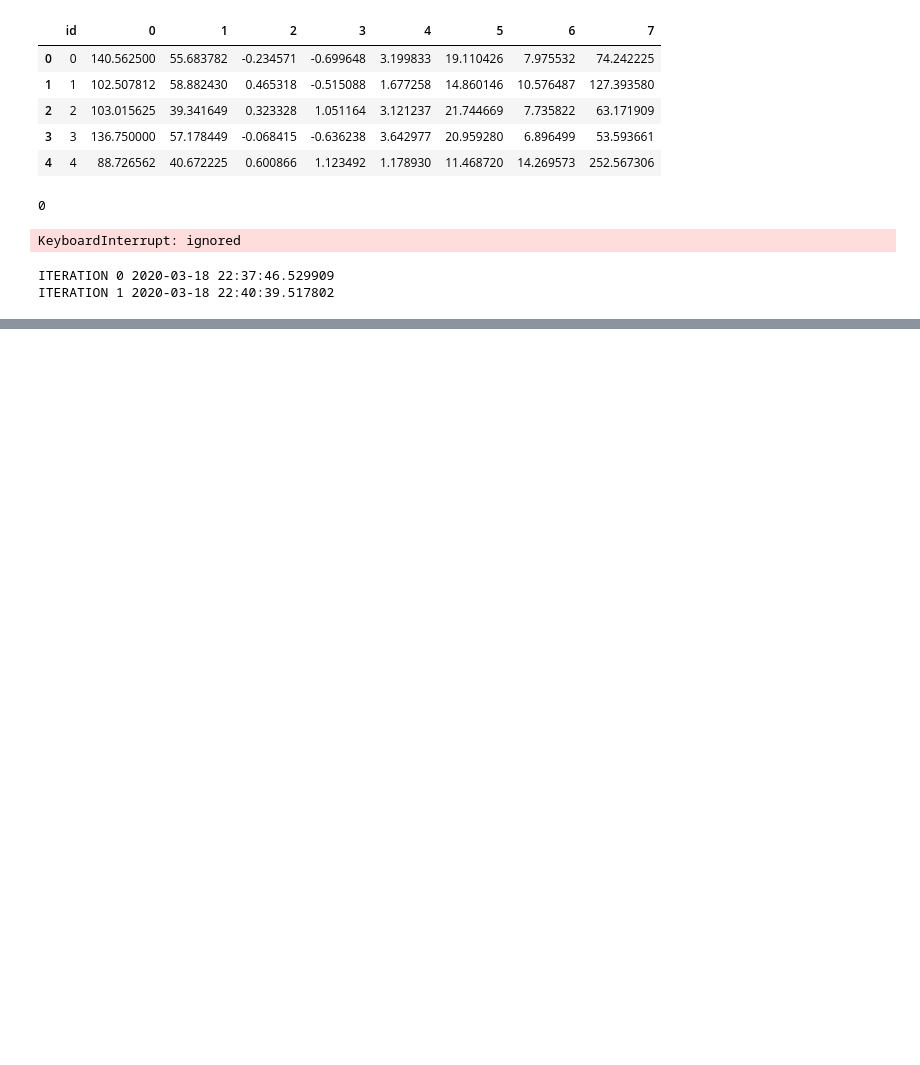
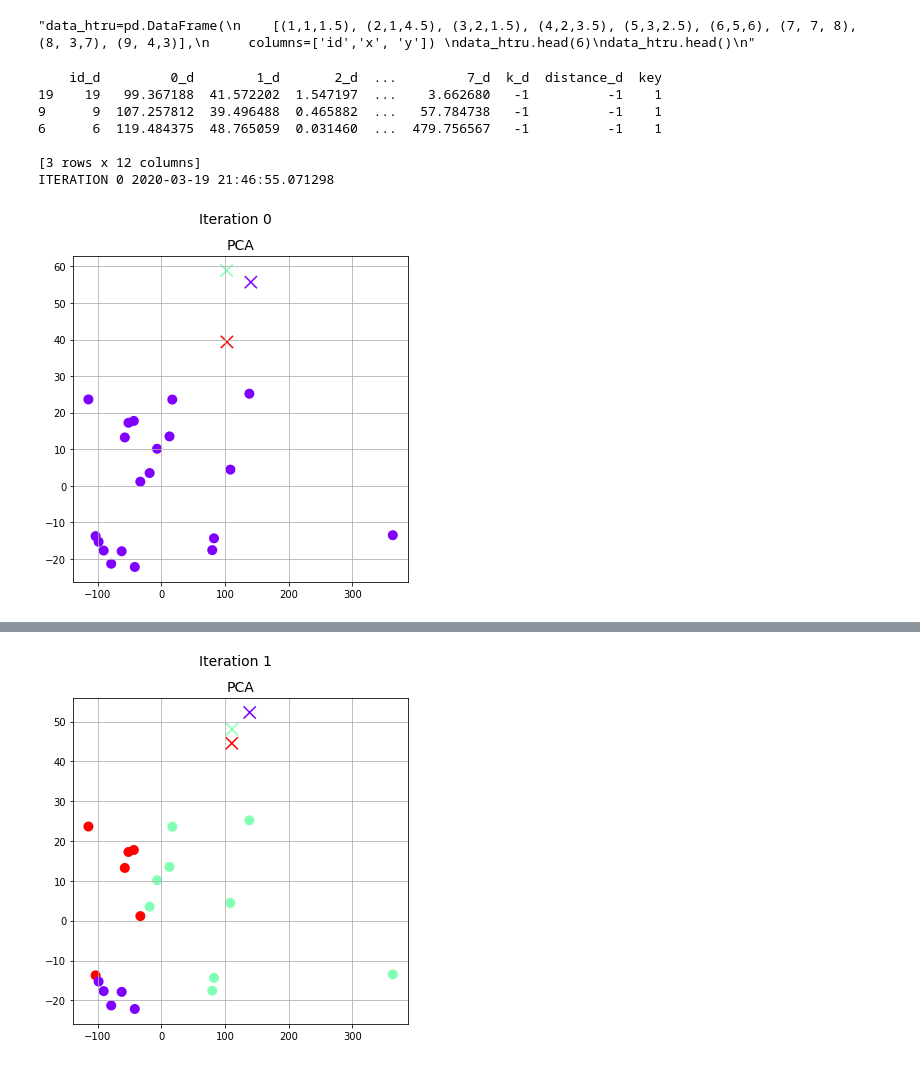
Before and after one commit to joaxkal/SDM, a Jupyter notebook: kmeans/KMeans.ipynb, the cells around one changed output, grey strips where cells are left out. Saved outputs shown, nothing was run; the diff lists cells and outputs as text; code cells hidden in the pictures; blank space fills up the shorter version.

```diff
--- a/kmeans/KMeans.ipynb
+++ b/kmeans/KMeans.ipynb
@@ -23,7 +23,7 @@ file_list = drive.ListFile(
     {'q': "'1y2Ypp16D8hE959IrKCADOvpSHz4Tu2Mz' in parents and trashed=false"}).GetList()
 downloaded = drive.CreateFile({'id':file_list[0]['id']})
 downloaded.GetContentFile(file_list[0]['originalFilename'])
-data_htru=pd.read_csv(file_list[0]['originalFilename'],header = None)
+data_htru=pd.read_csv(file_list[0]['originalFilename'],header = None)[0:20]
 data_htru.insert(0, 'id', data_htru.index)
 data_htru.columns=[str(column) for column in data_htru.columns.values]
 true_htru=data_htru.iloc[:,-1]
@@ -31,17 +31,13 @@ data_htru=data_htru.drop(columns='8')
 data_htru.head()
 
 '''data_htru=pd.DataFrame(
-    [(1,1,1.5), (2,1,4.5), (3,2,1.5), (4,2,3.5), (5,3,2.5), (6,5,6)],
+    [(1,1,1.5), (2,1,4.5), (3,2,1.5), (4,2,3.5), (5,3,2.5), (6,5,6), (7, 7, 8), (8, 3,7), (9, 4,3)],
      columns=['id','x', 'y'])
-data_htru.head(6)'''
+data_htru.head(6)
 data_htru.head()
+'''
 # %% [output]
-|  | id | 0 | 1 | 2 | 3 | 4 | 5 | 6 | 7 |
-| 0 | 0 | 140.562500 | 55.683782 | -0.234571 | -0.699648 | 3.199833 | 19.110426 | 7.975532 | 74.242225 |
-| 1 | 1 | 102.507812 | 58.882430 | 0.465318 | -0.515088 | 1.677258 | 14.860146 | 10.576487 | 127.393580 |
-| 2 | 2 | 103.015625 | 39.341649 | 0.323328 | 1.051164 | 3.121237 | 21.744669 | 7.735822 | 63.171909 |
-| 3 | 3 | 136.750000 | 57.178449 | -0.068415 | -0.636238 | 3.642977 | 20.959280 | 6.896499 | 53.593661 |
-| 4 | 4 | 88.726562 | 40.672225 | 0.600866 | 1.123492 | 1.178930 | 11.468720 | 14.269573 | 252.567306 |
+"data_htru=pd.DataFrame(\n    [(1,1,1.5), (2,1,4.5), (3,2,1.5), (4,2,3.5), (5,3,2.5), (6,5,6), (7, 7, 8), (8, 3,7), (9, 4,3)],\n     columns=['id','x', 'y']) \ndata_htru.head(6)\ndata_htru.head()\n"
 # %%
 class Kmeans:
     def __init__(self, k, data):
@@ -312,7 +375,4 @@ class Kmeans:
 # %%
-ex4 = Kmeans(2,data_htru)
-ex4.initialize_clusters(method='forgy')
-ex4.Lloyd(make_plots=False)
+ex4 = Kmeans(3,data_htru)
+ex4.initialize_clusters(method='macqueen')
+ex4.Lloyd(make_plots=True)
-# %% [output]
-0
-KeyboardInterrupt: ignored
@@ -319,7 +383,13 @@ KeyboardInterrupt: ignored
 # %%
 ex4 = Kmeans(3,data_htru)
 ex4.initialize_clusters(method='macqueen')
-ex4.MacQueen()
+ex4.MacQueen(make_plots=True)
 # %% [output]
-ITERATION 0 2020-03-18 22:37:46.529909
-ITERATION 1 2020-03-18 22:40:39.517802
+    id_d         0_d        1_d       2_d  ...         7_d  k_d  distance_d  key
+19    19   99.367188  41.572202  1.547197  ...    3.662680   -1          -1    1
+9      9  107.257812  39.496488  0.465882  ...   57.784738   -1          -1    1
+6      6  119.484375  48.765059  0.031460  ...  479.756567   -1          -1    1
+
+[3 rows x 12 columns]
+ITERATION 0 2020-03-19 21:46:55.071298
+[figure, added]
@@ -326,0 +398 @@ KeyboardInterrupt: ignored
+[figure, added]
```
Also changed, not shown: parts of 3 cells of this notebook.
